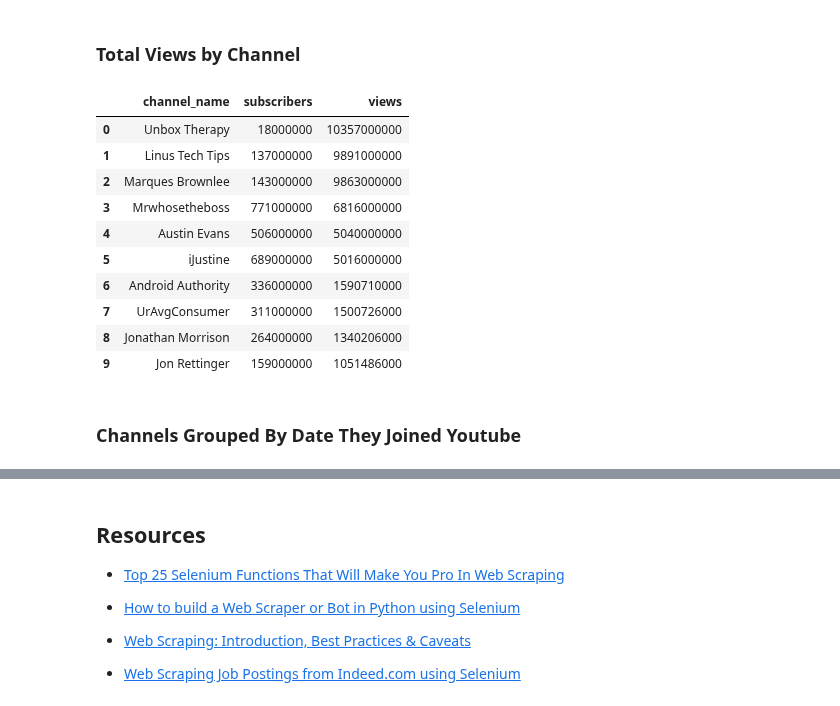
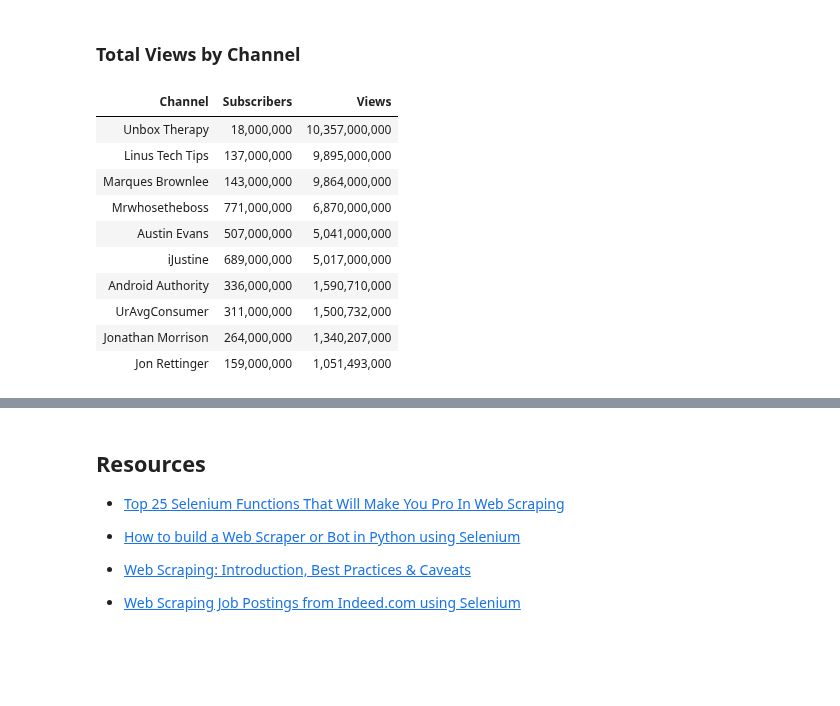
Before and after one commit to drusho/blog, a Jupyter notebook: _notebooks/2021-07-20-webscrapping-youtube.ipynb, the cells around one changed output, grey strips where cells are left out. Saved outputs shown, nothing was run; the diff lists cells and outputs as text; code cells hidden in the pictures; blank space fills up the shorter version.

```diff
--- a/_notebooks/2021-07-20-webscrapping-youtube.ipynb
+++ b/_notebooks/2021-07-20-webscrapping-youtube.ipynb
@@ -183,9 +193,16 @@ Data from Youtubes Channels and all Videos pages were merged.
 vc_merged = merged.merge(df_videos, on='url')
 vc_merged.rename(columns={
     'Partial Description':'video_desc',
-    'Publish Date':'publish_date',
-    'Upload_date':'upload_date',
-    'Interaction Count':'interact_count'
+    'Publish Date':'video_publish_date',
+    'Upload_date':'video_upload_date',
+    'Interaction Count':'video_interactations',
+    'Genre':'video_genre',
+    'Width':'video_width',
+    'Height':'video_height',
+    'Comments':'video_comments',
+    'views':'video_views',
+    'title':'video_title',
+    'url':'video_url'
     },inplace=True)
 
 vc_merged.head(2)
@@ -246,19 +314,27 @@ vc_merged.groupby(['title','channel_name','publish_date'])['views'].max().sort_v
 # %%
 #collapse
 # Total Views by Channel
 
-merged.groupby(['channel_name','subscribers'])['views'].sum().sort_values(ascending=False).reset_index()
+chan_views = vc_merged.groupby(['channel_name','subscribers'])['video_views'].sum().sort_values(ascending=False).reset_index()
+
+# rename columns to increase readability
+chan_views.rename(columns={
+    'channel_name':'Channel',
+    'subscribers':'Subscribers',
+    'video_views':'Views',
+    },inplace=True)
+
+chan_views.style.format(formatter={'Views': "{:,}",
+                                 'Subscribers': "{:,}"}).background_gradient(subset=['Views','Subscribers'], cmap='Wistia').hide_index()
 # %% [output]
-|  | channel_name | subscribers | views |
-| 0 | Unbox Therapy | 18000000 | 10357000000 |
-| 1 | Linus Tech Tips | 137000000 | 9891000000 |
-| 2 | Marques Brownlee | 143000000 | 9863000000 |
-| 3 | Mrwhosetheboss | 771000000 | 6816000000 |
-| 4 | Austin Evans | 506000000 | 5040000000 |
-| 5 | iJustine | 689000000 | 5016000000 |
-| 6 | Android Authority | 336000000 | 1590710000 |
-| 7 | UrAvgConsumer | 311000000 | 1500726000 |
-| 8 | Jonathan Morrison | 264000000 | 1340206000 |
-| 9 | Jon Rettinger | 159000000 | 1051486000 |
+| Channel | Subscribers | Views |
+| Unbox Therapy | 18,000,000 | 10,357,000,000 |
+| Linus Tech Tips | 137,000,000 | 9,895,000,000 |
+| Marques Brownlee | 143,000,000 | 9,864,000,000 |
+| Mrwhosetheboss | 771,000,000 | 6,870,000,000 |
+| Austin Evans | 507,000,000 | 5,041,000,000 |
+| iJustine | 689,000,000 | 5,017,000,000 |
+| Android Authority | 336,000,000 | 1,590,710,000 |
+| UrAvgConsumer | 311,000,000 | 1,500,732,000 |
+| Jonathan Morrison | 264,000,000 | 1,340,207,000 |
+| Jon Rettinger | 159,000,000 | 1,051,493,000 |
-# %% [markdown]
-### Channels Grouped By Date They Joined Youtube
```
Also changed, not shown: parts of 17 cells of this notebook.
